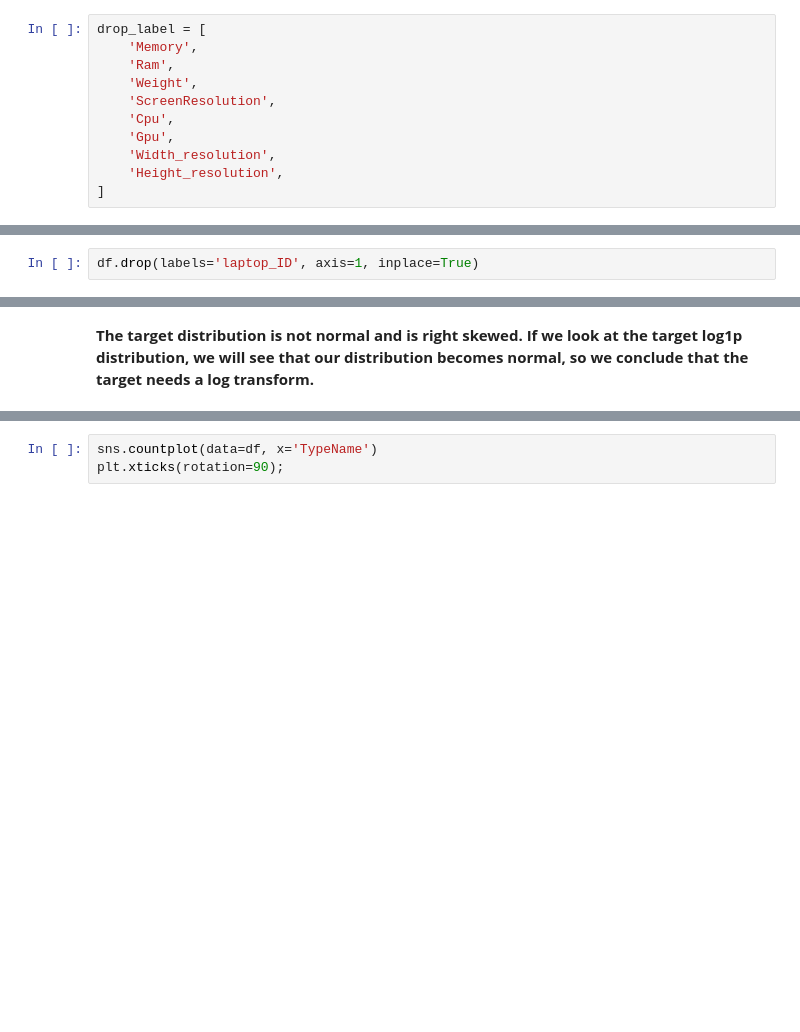
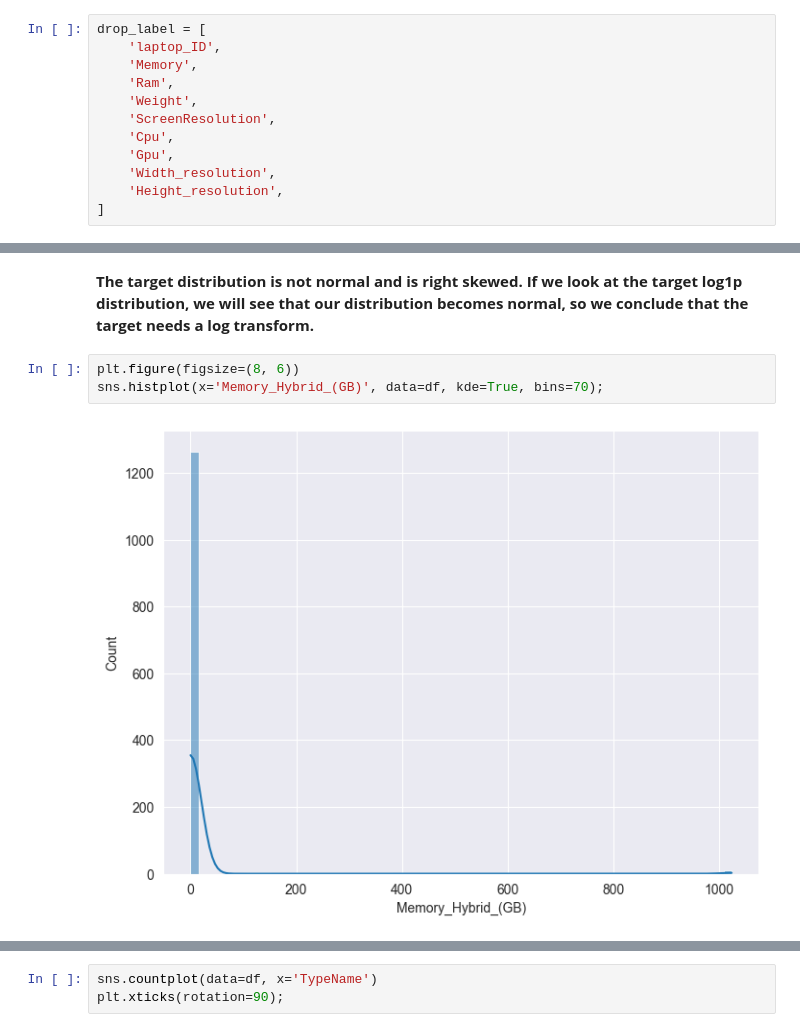
Before and after one commit to mohammad-javad-0/laptop-predict-price, a Jupyter notebook: source_code/eda.ipynb, the cells around one changed output, grey strips where cells are left out. Cells and saved outputs as stored; diff of their text form; blank space fills up the shorter version.

```diff
--- a/source_code/eda.ipynb
+++ b/source_code/eda.ipynb
@@ -259,6 +259,7 @@ df[
 ] = df['Memory'].apply(extract_memory).apply(pd.Series)
 # %%
 drop_label = [
+    'laptop_ID',
     'Memory',
     'Ram',
     'Weight',
@@ -270,8 +271,6 @@ drop_label = [
 ]
 # %%
 df.drop(labels=drop_label, axis=1, inplace=True)
-# %%
-df.drop(labels='laptop_ID', axis=1, inplace=True)
 # %%
 df.head()
 # %% [output]
@@ -374,3 +392,8 @@ sns.histplot(x=np.log1p(df['Price_euros']), kde=True, bins=70);
 [figure]
 # %% [markdown]
 **The target distribution is not normal and is right skewed. If we look at the target log1p distribution, we will see that our distribution becomes normal, so we conclude that the target needs a log transform.**
+# %%
+plt.figure(figsize=(8, 6))
+sns.histplot(x='Memory_Hybrid_(GB)', data=df, kde=True, bins=70);
+# %% [output]
+[figure, added]
```
Also changed, not shown: parts of 4 cells of this notebook, 3 other files.
